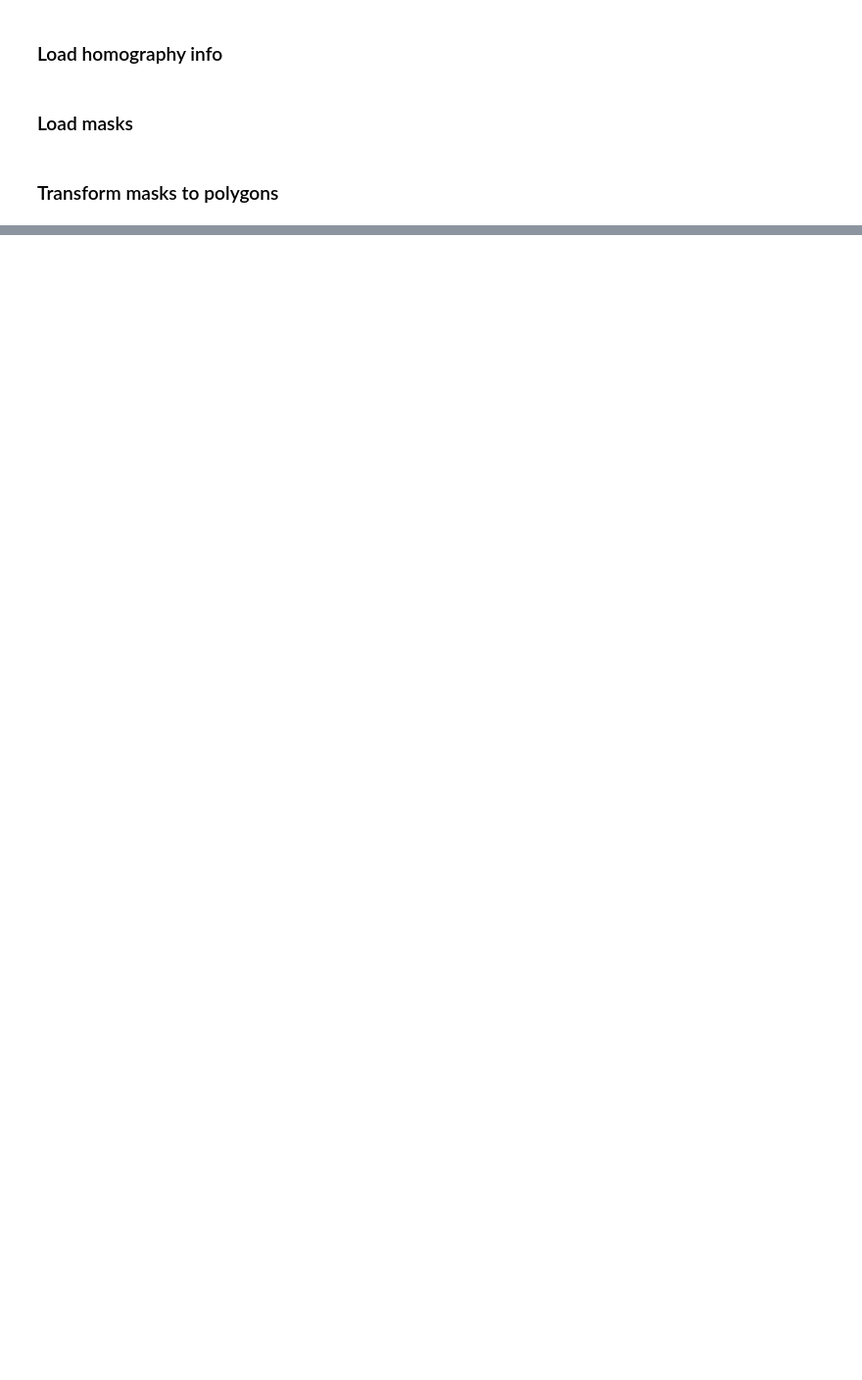
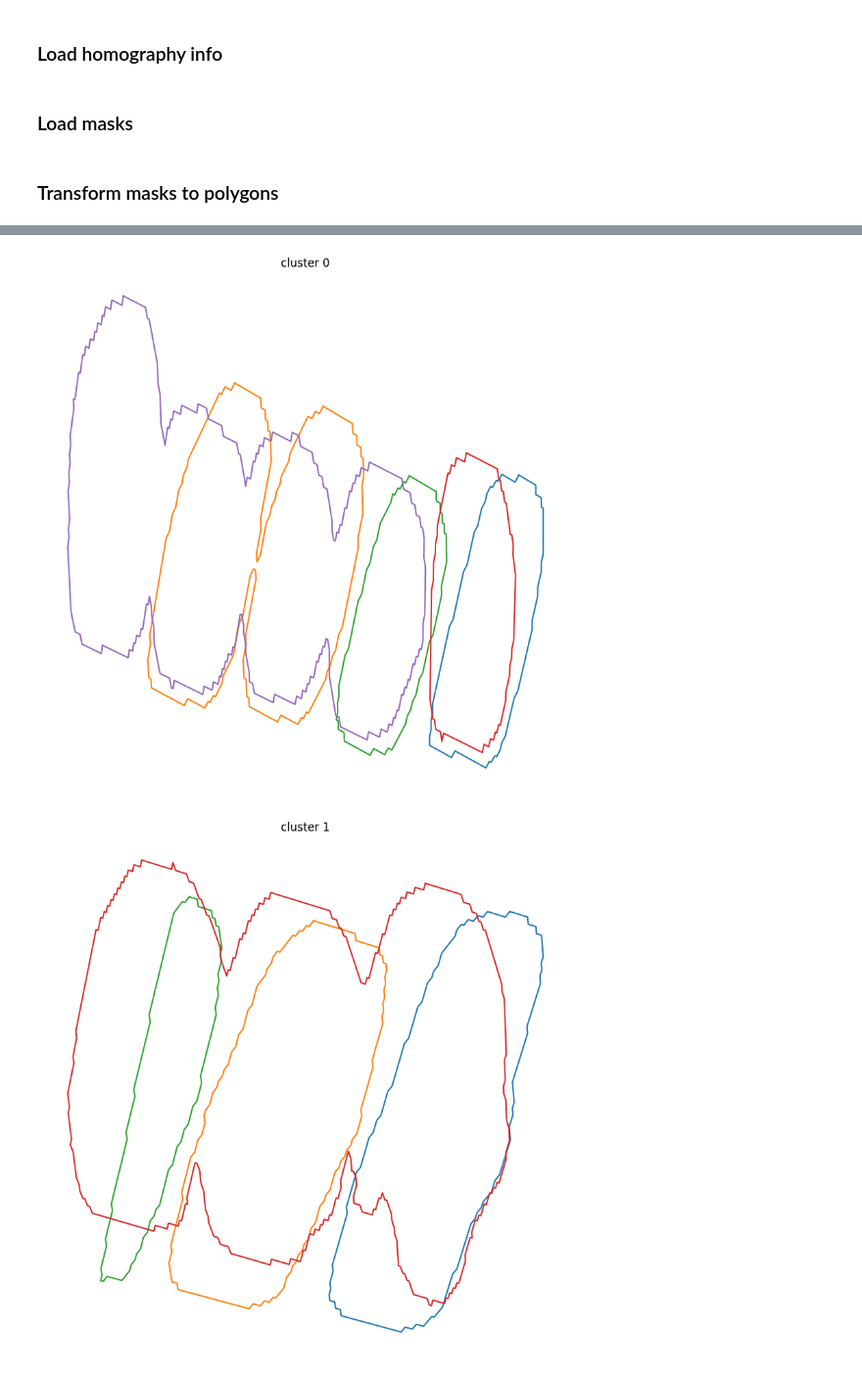
Before and after one commit to Trawirr/ParkingApp, a Jupyter notebook: image_processing/allowed_to_top_down.ipynb, the cells around one changed output, grey strips where cells are left out. Shown at 98% size. Drawn from its saved outputs; the diff is of its cells as text; code cells hidden in the pictures; blank space fills up the shorter version.

```diff
--- a/image_processing/allowed_to_top_down.ipynb
+++ b/image_processing/allowed_to_top_down.ipynb
@@ -204,0 +189,24 @@ plt.show()
+# %%
+from sklearn.cluster import DBSCAN
+
+def polygon_distance_matrix(polygons):
+    n = len(polygons)
+    dist_matrix = np.zeros((n, n))
+    for i in range(n):
+        for j in range(i + 1, n):
+            dist = polygons[i].distance(polygons[j])
+            dist_matrix[i, j] = dist
+            dist_matrix[j, i] = dist
+    return dist_matrix
+# %%
+cluster_max_dist = 0.5
+all_allowed_polygons = sum([camera_polygons_transformed[cid]['allowed'] for cid in camera_polygons_transformed], [])
+
+distance_matrix = polygon_distance_matrix(all_allowed_polygons)
+
+dbscan = DBSCAN(eps=cluster_max_dist, min_samples=1, metric="precomputed")
+labels = dbscan.fit_predict(distance_matrix)
+clustered_polygons = [[all_allowed_polygons[i] for i in range(len(all_allowed_polygons)) if labels[i] == cluster_id] for cluster_id in set(labels)]
+
+for i, cluster in enumerate(clustered_polygons):
+    print(f"cluster {i+1}. {[list(poly.exterior.coords) for poly in cluster]}")
@@ -204,0 +230,15 @@ plt.show()
+# %%
+for cluster_id, cluster in enumerate(clustered_polygons):
+    area_f_threshold = 1
+    fig, ax = plt.subplots(figsize=(10, 10))
+
+    for poly in cluster:
+        ax.plot(*poly.exterior.xy)
+
+    ax.set_title("Separate Regions")
+    plt.axis("off")
+    plt.title(f'cluster {cluster_id}')
+    plt.show()
+# %% [output]
+[figure, added]
+[figure, added]
```
Also changed, not shown: parts of 14 cells of this notebook, 3 other files.
